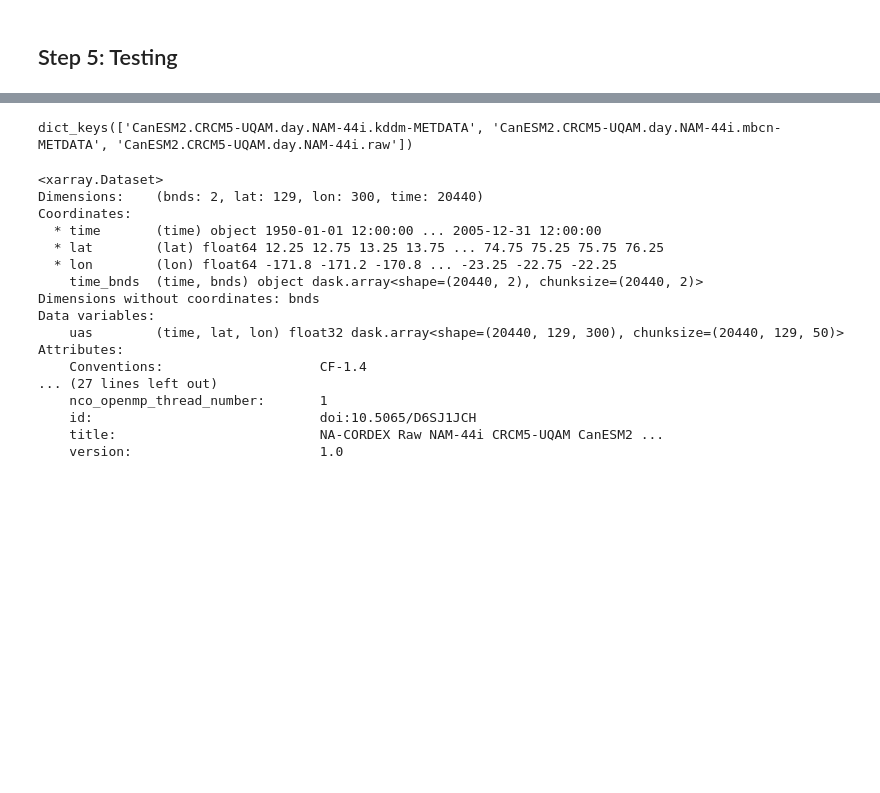
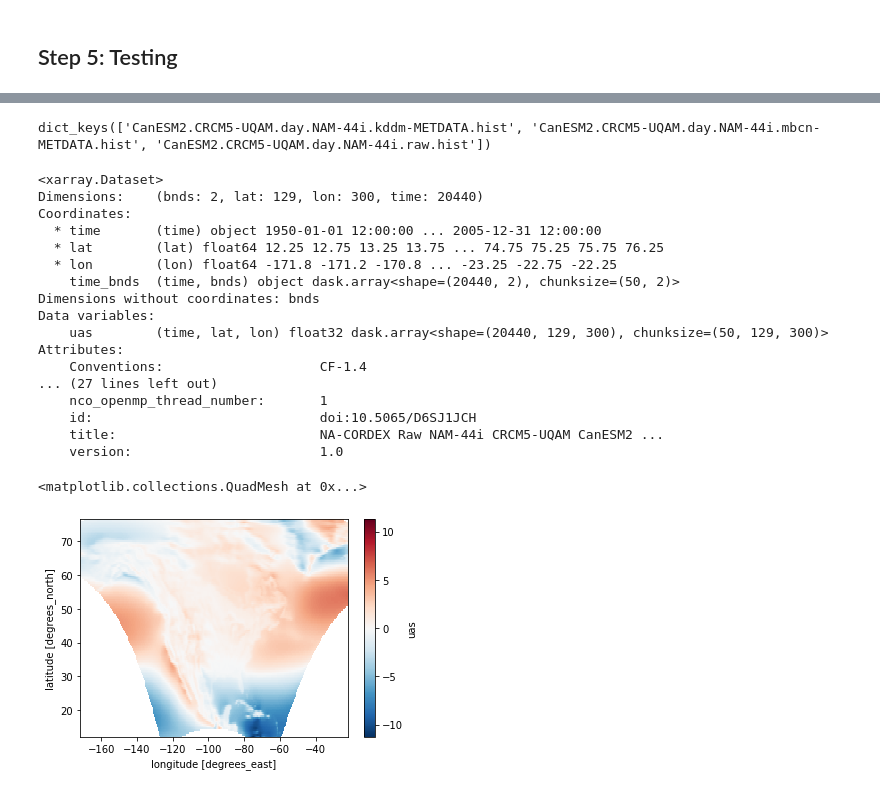
Before and after one commit to intake/intake-esm, a Jupyter notebook: docs/source/notebooks/extension_guide.ipynb, the cells around one changed output, grey strips where cells are left out. Saved outputs shown, nothing was run; the diff lists cells and outputs as text; code cells hidden in the pictures; blank space fills up the shorter version.

```diff
--- a/docs/source/notebooks/extension_guide.ipynb
+++ b/docs/source/notebooks/extension_guide.ipynb
@@ -351,2 +512,3 @@ col.df.head()
 # %%
-query = col.search(variable='uas', global_climate_model = 'CanESM2', regional_climate_model = 'CRCM5-UQAM', experiment = 'hist', frequency = 'day', grid='NAM-44i').query_results.head()
+cat = col.search(variable = 'uas', global_climate_model ='CanESM2', regional_climate_model ='CRCM5-UQAM',
+                 experiment = 'hist', frequency = 'day', grid='NAM-44i')
@@ -355,3 +537,3 @@ query = col.search(variable='uas', global_climate_model = 'CanESM2', regional_cl
 # %%
-dset = query.to_xarray(chunks = {'lon':50})
+dset = cat.to_xarray(chunks={'time': 50})
 # %% [output]
@@ -361,9 +551,10 @@ TypeError: to_xarray() got an unexpected keyword argument 'chunks'
 # %%
 dset.keys()
 # %% [output]
-dict_keys(['CanESM2.CRCM5-UQAM.day.NAM-44i.kddm-METDATA', 'CanESM2.CRCM5-UQAM.day.NAM-44i.mbcn-METDATA', 'CanESM2.CRCM5-UQAM.day.NAM-44i.raw'])
+dict_keys(['CanESM2.CRCM5-UQAM.day.NAM-44i.kddm-METDATA.hist', 'CanESM2.CRCM5-UQAM.day.NAM-44i.mbcn-METDATA.hist', 'CanESM2.CRCM5-UQAM.day.NAM-44i.raw.hist'])
 # %%
-dset['CanESM2.CRCM5-UQAM.day.NAM-44i.raw']
+ds = dset['CanESM2.CRCM5-UQAM.day.NAM-44i.raw.hist']
+ds
 # %% [output]
 <xarray.Dataset>
 Dimensions:    (bnds: 2, lat: 129, lon: 300, time: 20440)
@@ -371,10 +562,10 @@ Coordinates:
   * time       (time) object 1950-01-01 12:00:00 ... 2005-12-31 12:00:00
   * lat        (lat) float64 12.25 12.75 13.25 13.75 ... 74.75 75.25 75.75 76.25
   * lon        (lon) float64 -171.8 -171.2 -170.8 ... -23.25 -22.75 -22.25
-    time_bnds  (time, bnds) object dask.array<shape=(20440, 2), chunksize=(20440, 2)>
+    time_bnds  (time, bnds) object dask.array<shape=(20440, 2), chunksize=(50, 2)>
 Dimensions without coordinates: bnds
 Data variables:
-    uas        (time, lat, lon) float32 dask.array<shape=(20440, 129, 300), chunksize=(20440, 129, 50)>
+    uas        (time, lat, lon) float32 dask.array<shape=(20440, 129, 300), chunksize=(50, 129, 300)>
 Attributes:
     Conventions:                    CF-1.4
 ... (27 lines left out)
@@ -382,3 +573,8 @@ Attributes:
     id:                             doi:10.5065/D6SJ1JCH
     title:                          NA-CORDEX Raw NAM-44i CRCM5-UQAM CanESM2 ...
     version:                        1.0
+# %%
+ds.uas.mean('time').plot()
+# %% [output]
+<matplotlib.collections.QuadMesh at 0x...>
+[figure, added]
```
Also changed, not shown: parts of 45 cells of this notebook, 2 other files.
